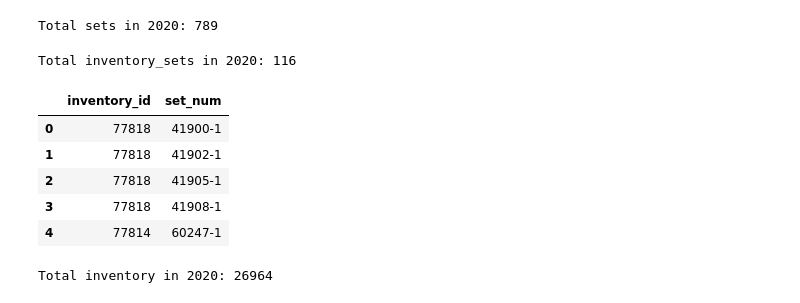
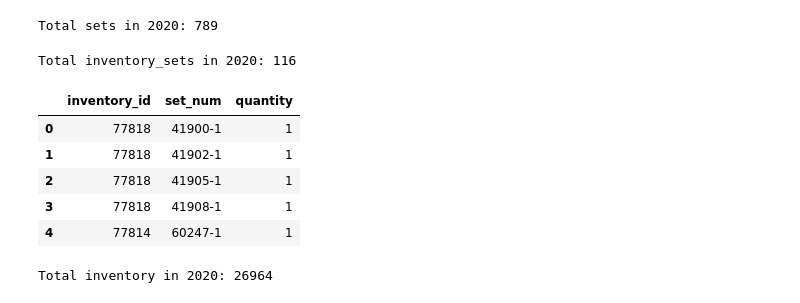
Before and after one commit to Supasyl/ETL_project, a Jupyter notebook: ETL_Pandas.ipynb, the cells around one changed output. Drawn from its saved outputs; the diff is of its cells as text; code cells hidden in the pictures.

```diff
--- a/ETL_Pandas.ipynb
+++ b/ETL_Pandas.ipynb
@@ -42,18 +42,18 @@ Total sets in 2020: 789
 # %%
 # Extracting inventory_sets with sets in year 2020
 temp_df = pd.merge(sets_df, inv_sets_df, how='inner', on='set_num')
-inv_sets_df = temp_df[['inventory_id','set_num']]
+inv_sets_df = temp_df[['inventory_id','set_num','quantity']]
 
 print(f"Total inventory_sets in 2020: {len(inv_sets_df.index)}")
 inv_sets_df.head()
 # %% [output]
 Total inventory_sets in 2020: 116
-|  | inventory_id | set_num |
-| 0 | 77818 | 41900-1 |
-| 1 | 77818 | 41902-1 |
-| 2 | 77818 | 41905-1 |
-| 3 | 77818 | 41908-1 |
-| 4 | 77814 | 60247-1 |
+|  | inventory_id | set_num | quantity |
+| 0 | 77818 | 41900-1 | 1 |
+| 1 | 77818 | 41902-1 | 1 |
+| 2 | 77818 | 41905-1 | 1 |
+| 3 | 77818 | 41908-1 | 1 |
+| 4 | 77814 | 60247-1 | 1 |
 # %%
 # Extracting inventories with sets in year 2020
 inventories_df = inventories_df.rename(columns={'id':'inventory_id'})
```
Also changed, not shown: parts of 17 cells of this notebook.
